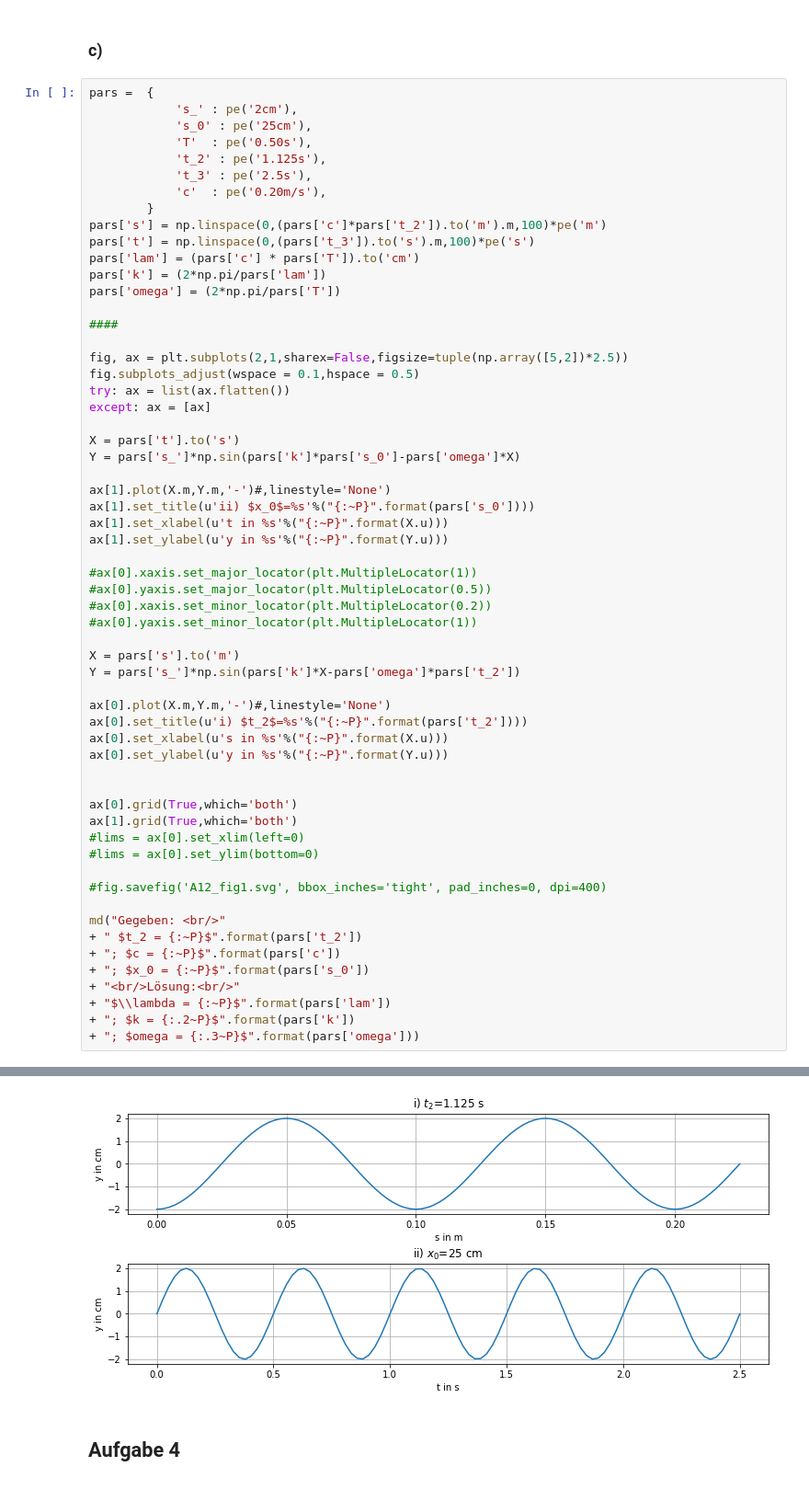
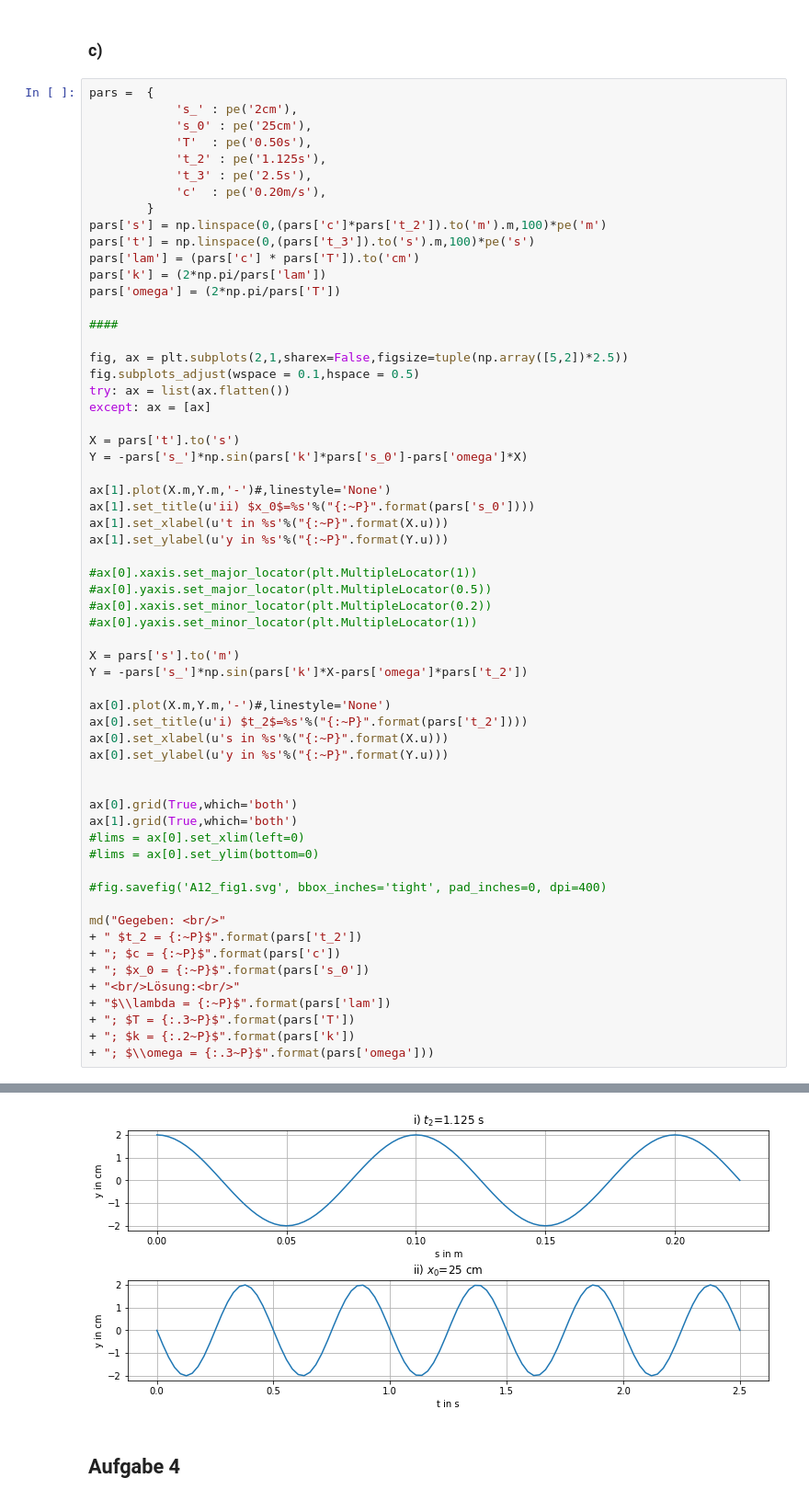
Before and after one commit to tna76874/ABJGSPH, a Jupyter notebook: 07_wellen_I.ipynb, the cells around one changed output, grey strips where cells are left out. Shown at 92% size. Cells and saved outputs as stored; diff of their text form.

```diff
--- a/07_wellen_I.ipynb
+++ b/07_wellen_I.ipynb
@@ -158,7 +160,7 @@ try: ax = list(ax.flatten())
 except: ax = [ax]
 
 X = pars['t'].to('s')
-Y = pars['s_']*np.sin(pars['k']*pars['s_0']-pars['omega']*X)
+Y = -pars['s_']*np.sin(pars['k']*pars['s_0']-pars['omega']*X)
 
 ax[1].plot(X.m,Y.m,'-')#,linestyle='None')
 ax[1].set_title(u'ii) $x_0$=%s'%("{:~P}".format(pars['s_0'])))
@@ -171,7 +173,7 @@ ax[1].set_ylabel(u'y in %s'%("{:~P}".format(Y.u)))
 #ax[0].yaxis.set_minor_locator(plt.MultipleLocator(1))
 
 X = pars['s'].to('m')
-Y = pars['s_']*np.sin(pars['k']*X-pars['omega']*pars['t_2'])
+Y = -pars['s_']*np.sin(pars['k']*X-pars['omega']*pars['t_2'])
 
 ax[0].plot(X.m,Y.m,'-')#,linestyle='None')
 ax[0].set_title(u'i) $t_2$=%s'%("{:~P}".format(pars['t_2'])))
@@ -192,6 +194,7 @@ md("Gegeben: <br/>"
 + "; $x_0 = {:~P}$".format(pars['s_0'])
 + "<br/>Lösung:<br/>"
 + "$\\lambda = {:~P}$".format(pars['lam'])
++ "; $T = {:.3~P}$".format(pars['T'])
 + "; $k = {:.2~P}$".format(pars['k'])
-+ "; $omega = {:.3~P}$".format(pars['omega']))
++ "; $\\omega = {:.3~P}$".format(pars['omega']))
 # %% [output]
@@ -199,4 +202,4 @@ Gegeben: <br/> $t_2 = 1.125 s$; $c = 0.2 m/s$; $x_0 = 25 cm$<br/>Lösung:<br/>$\
-[figure, old version]
+[figure, new version]
 # %% [markdown]
 ## Aufgabe 4
 # %% [markdown]
```
Also changed, not shown: parts of 5 cells of this notebook.
